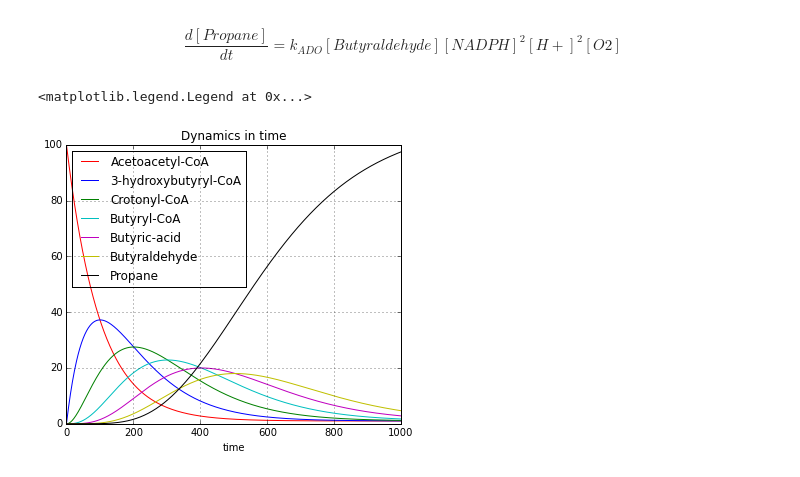
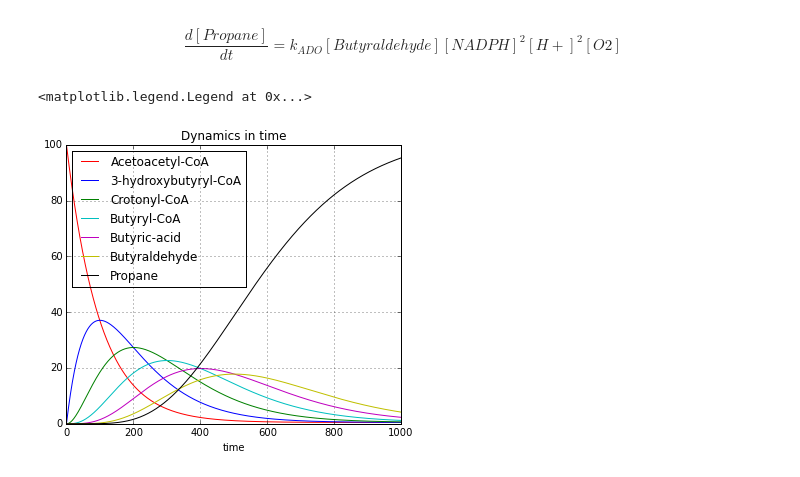
Before and after one commit to Aalto-Helsinki/modeling, a Jupyter notebook: 2015/Reactions - Basic Pathway.ipynb, the cells around one changed output. Drawn from its saved outputs; the diff is of its cells as text; code cells hidden in the pictures.

```diff
--- a/2015/Reactions - Basic Pathway.ipynb
+++ b/2015/Reactions - Basic Pathway.ipynb
@@ -34,7 +34,7 @@ $$\frac{d[Butyraldehyde]}{dt} = k_{CAR}[Butyric acid][NADPH][H_2O][ATP] - k_{ADO
 $$\frac{d[Propane]}{dt} = k_{ADO}[Butyraldehyde][NADPH]^2[H+]^2[O2] $$
 # %%
 # Define constants
-K_AtoB = 1
+K_AtoB = 0.47
 K_Hbd = 1
 K_Crt = 1
 K_Ter = 1
@@ -112,31 +112,31 @@ def sys(iv1, iv2, iv3, iv4, iv5, iv6, iv7, dt, time):
     return a, b, c, d, e, f, g
 
 sys(100, 0, 0, 0, 0, 0, 0,  0.01, 1000)
 
 #plot
 fig = plt.figure(figsize=(15,5))
 fig.subplots_adjust(wspace = 0.5, hspace = 0.3)
 ax1 = fig.add_subplot(1,2,1)
 #ax2 = fig.add_subplot(1,2,2)
 
 ax1.plot(a, 'r-', label='Acetoacetyl-CoA')
 ax1.plot(b, 'b-', label='3-hydroxybutyryl-CoA')
 ax1.plot(c, 'g-', label='Crotonyl-CoA')
 ax1.plot(d, 'c-', label='Butyryl-CoA')
 ax1.plot(e, 'm-', label='Butyric-acid')
 ax1.plot(f, 'y-', label='Butyraldehyde')
 ax1.plot(g, 'k-', label='Propane')
 
 ax1.set_title("Dynamics in time")
 ax1.set_xlabel("time")
 ax1.grid()
 ax1.legend(loc='best')
 
 #ax2.plot(x, y, color="blue")
 #ax2.set_xlabel("x")
 #ax2.set_ylabel("y")
 #ax2.set_title("Phase space")
 #ax2.grid()
 # %% [output]
 <matplotlib.legend.Legend at 0x...>
-[figure, old version]
+[figure, new version]
```
Also changed, not shown: parts of 1 cell of this notebook, 1 other file.
